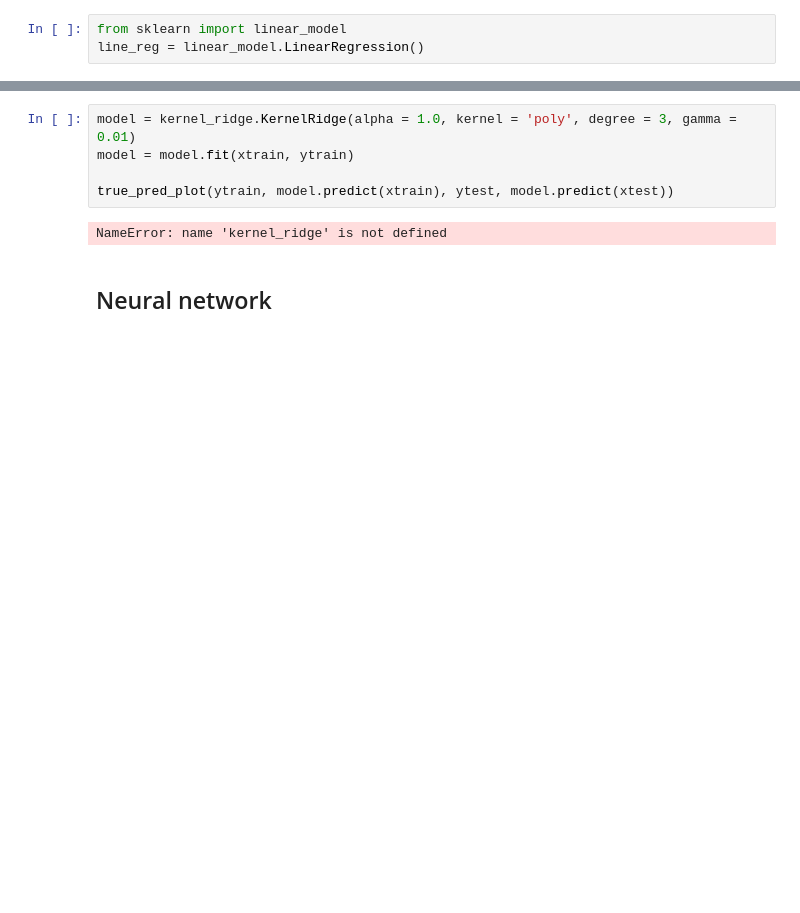
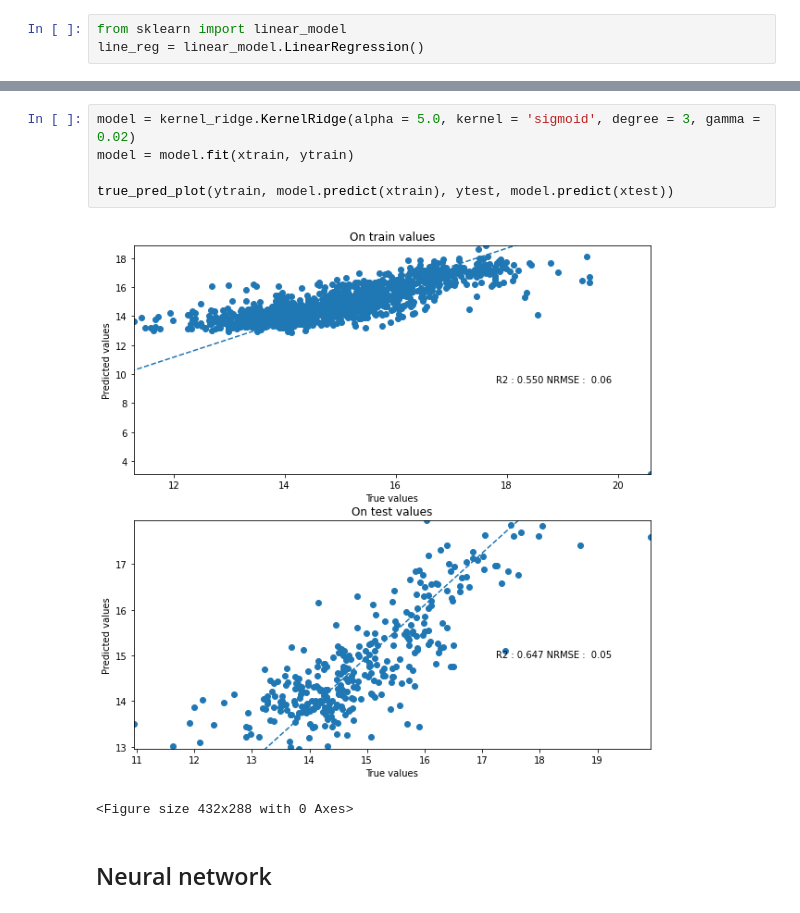
Before and after one commit to NicoJanko/Project_4_OPC, a Jupyter notebook: Projet_4_Energie.ipynb, the cells around one changed output, grey strips where cells are left out. Drawn from its saved outputs; the diff is of its cells as text; blank space fills up the shorter version.

```diff
--- a/Projet_4_Energie.ipynb
+++ b/Projet_4_Energie.ipynb
@@ -186,10 +185,11 @@ Best params on training set : {'alpha': 100.0, 'degree': 4, 'gamma': 0.01, 'kern
 # %%
-model = kernel_ridge.KernelRidge(alpha = 1.0, kernel = 'poly', degree = 3, gamma = 0.01)
+model = kernel_ridge.KernelRidge(alpha = 5.0, kernel = 'sigmoid', degree = 3, gamma = 0.02)
 model = model.fit(xtrain, ytrain)
 
 true_pred_plot(ytrain, model.predict(xtrain), ytest, model.predict(xtest))
 # %% [output]
+[figure, added]
-NameError: name 'kernel_ridge' is not defined
+<Figure size 432x288 with 0 Axes>
 # %% [markdown]
 ## Neural network
 # %%
```
Also changed, not shown: parts of 21 cells of this notebook, 3 other files.
